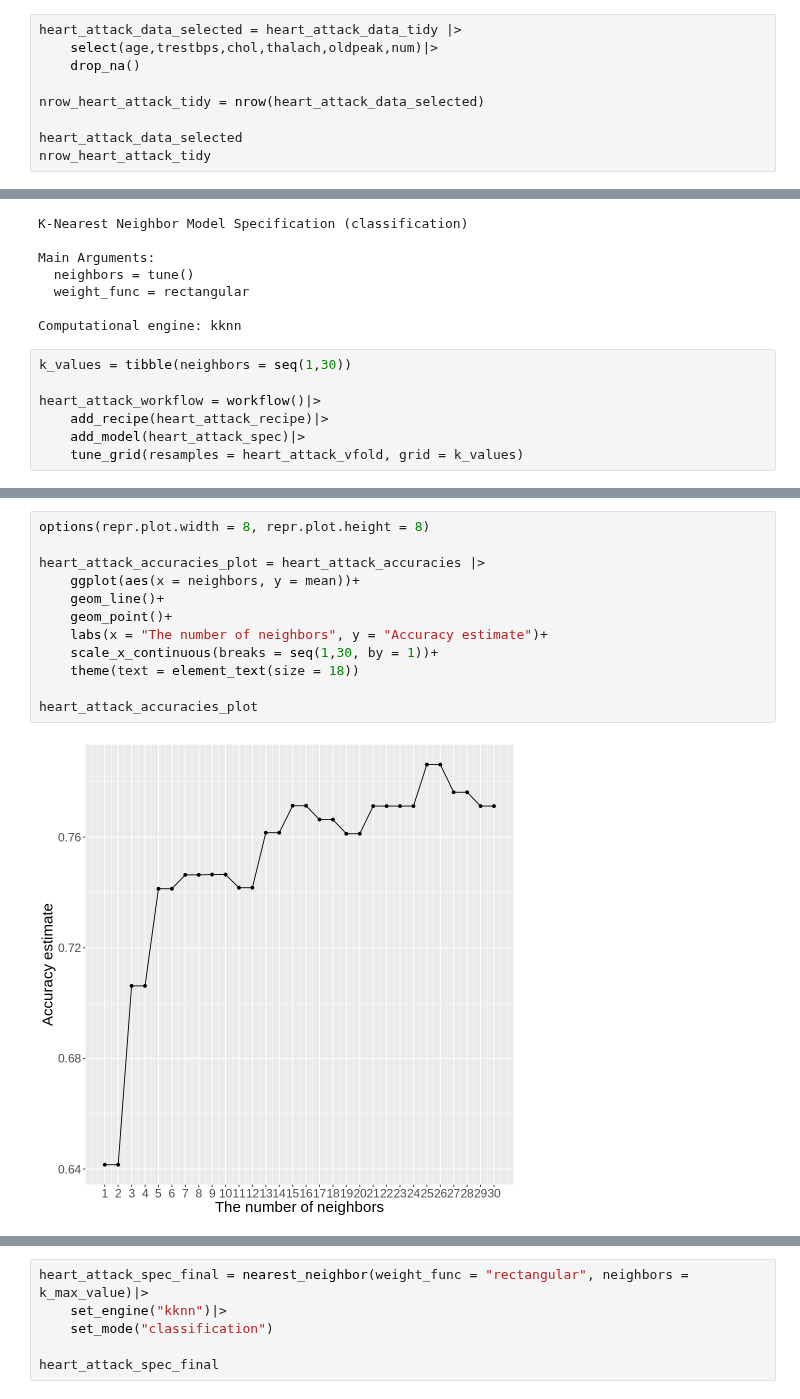
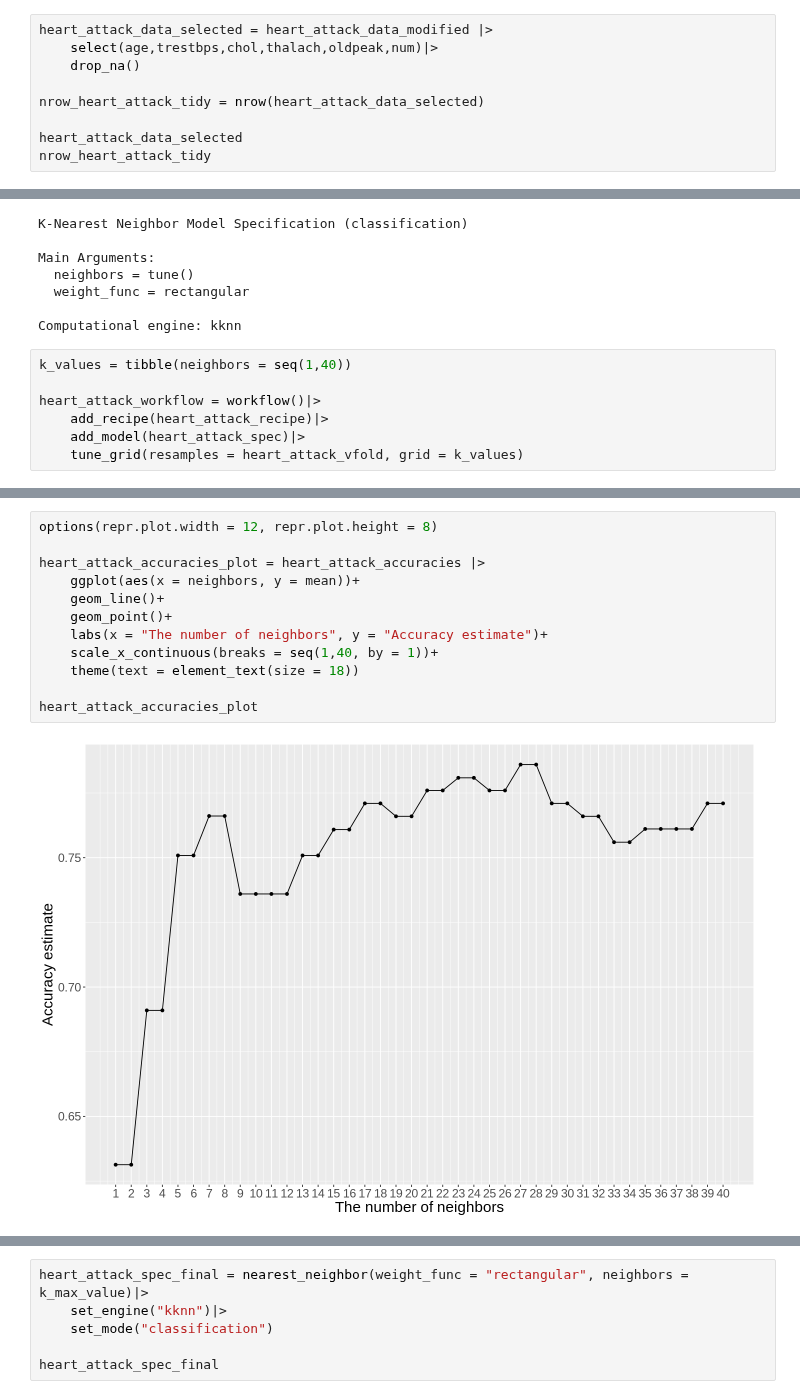
Before and after one commit to RichardAdhika22/heart_attack_prediction_knn, a Jupyter notebook: Group_project_report.ipynb, the cells around one changed output, grey strips where cells are left out. Drawn from its saved outputs; the diff is of its cells as text.

```diff
--- a/Group_project_report.ipynb
+++ b/Group_project_report.ipynb
@@ -73,7 +73,7 @@ A tibble: 294 × 14
 
 Here, we choose 5 variables as our predictors as follow: age, trestbps, chol, thalach, oldpeak, num. The reason is because these 5 variables come in the double type, which will be more accurate to use in our prediction compared to the rest (Based on the table above, other variables also come in double type, but they are actually supposed to be factor type).
 # %%
-heart_attack_data_selected = heart_attack_data_tidy |>
+heart_attack_data_selected = heart_attack_data_modified |>
     select(age,trestbps,chol,thalach,oldpeak,num)|>
     drop_na()
 
@@ -293,7 +327,7 @@ Main Arguments:
 
 Computational engine: kknn
 # %%
-k_values = tibble(neighbors = seq(1,30))
+k_values = tibble(neighbors = seq(1,40))
 
 heart_attack_workflow = workflow()|>
     add_recipe(heart_attack_recipe)|>
@@ -319,17 +353,17 @@ A tibble: 30 × 7
 # %%
-options(repr.plot.width = 8, repr.plot.height = 8)
+options(repr.plot.width = 12, repr.plot.height = 8)
 
 heart_attack_accuracies_plot = heart_attack_accuracies |>
     ggplot(aes(x = neighbors, y = mean))+
     geom_line()+
     geom_point()+
     labs(x = "The number of neighbors", y = "Accuracy estimate")+
-    scale_x_continuous(breaks = seq(1,30, by = 1))+
+    scale_x_continuous(breaks = seq(1,40, by = 1))+
     theme(text = element_text(size = 18))
 
 heart_attack_accuracies_plot
 # %% [output]
-[figure, old version]
+[figure, new version]
 # %%
 k_max_value = heart_attack_accuracies |>
     arrange(desc(mean))|>
```
Also changed, not shown: parts of 15 cells of this notebook.
